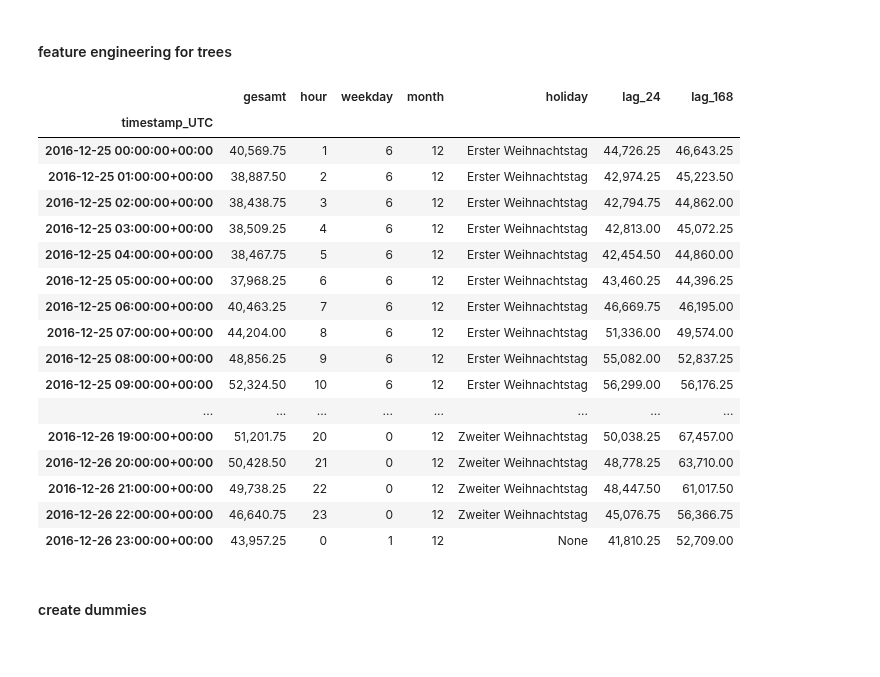
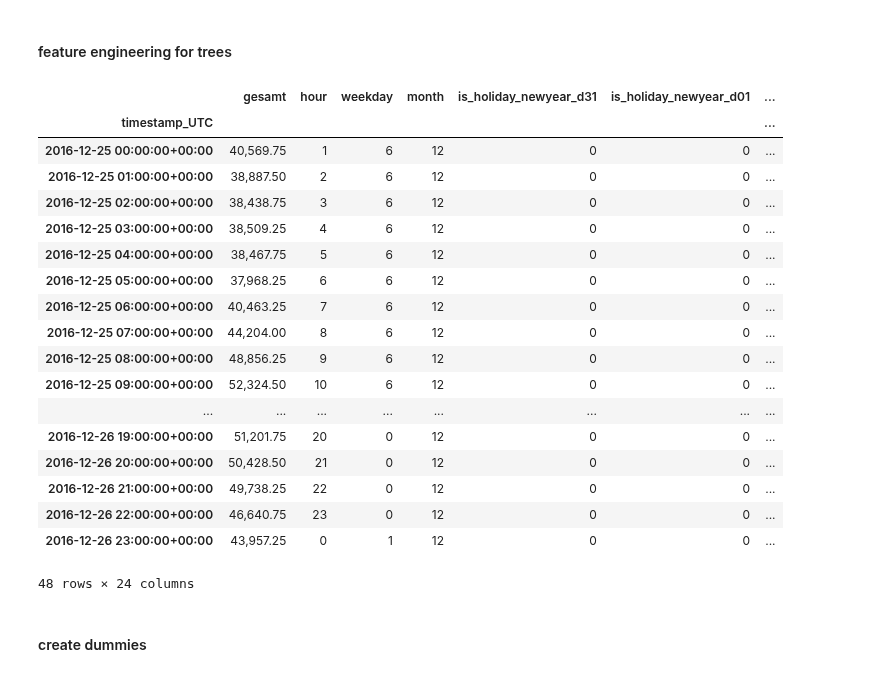
Before and after one commit to hikotei/2023_11-PTSFC, a Jupyter notebook: Energy/2023_12_21 lin reg dummy, xgboost, lightgbm.ipynb, the cells around one changed output. Drawn from its saved outputs; the diff is of its cells as text; code cells hidden in the pictures.

```diff
--- a/Energy/2023_12_21 lin reg dummy, xgboost, lightgbm.ipynb
+++ b/Energy/2023_12_21 lin reg dummy, xgboost, lightgbm.ipynb
@@ -207,26 +203,27 @@ def features_for_tree(df, holiday_method='simple', lags=None):
 
     return df_out
 # %%
-features_for_tree(df_energy, lags=[24, 7*24]).loc["2016-12-25 00:00:00":"2016-12-26 23:00:00"]
+features_for_tree(df_energy, holiday_method='separate', lags=[24, 7*24]).loc["2016-12-25 00:00:00":"2016-12-26 23:00:00"]
 # %% [output]
-|  | gesamt | hour | weekday | month | holiday | lag_24 | lag_168 |
-| timestamp_UTC |  |  |  |  |  |  |  |
-| 2016-12-25 00:00:00+00:00 | 40,569.75 | 1 | 6 | 12 | Erster Weihnachtstag | 44,726.25 | 46,643.25 |
-| 2016-12-25 01:00:00+00:00 | 38,887.50 | 2 | 6 | 12 | Erster Weihnachtstag | 42,974.25 | 45,223.50 |
-| 2016-12-25 02:00:00+00:00 | 38,438.75 | 3 | 6 | 12 | Erster Weihnachtstag | 42,794.75 | 44,862.00 |
-| 2016-12-25 03:00:00+00:00 | 38,509.25 | 4 | 6 | 12 | Erster Weihnachtstag | 42,813.00 | 45,072.25 |
-| 2016-12-25 04:00:00+00:00 | 38,467.75 | 5 | 6 | 12 | Erster Weihnachtstag | 42,454.50 | 44,860.00 |
-| 2016-12-25 05:00:00+00:00 | 37,968.25 | 6 | 6 | 12 | Erster Weihnachtstag | 43,460.25 | 44,396.25 |
-| 2016-12-25 06:00:00+00:00 | 40,463.25 | 7 | 6 | 12 | Erster Weihnachtstag | 46,669.75 | 46,195.00 |
-| 2016-12-25 07:00:00+00:00 | 44,204.00 | 8 | 6 | 12 | Erster Weihnachtstag | 51,336.00 | 49,574.00 |
-| 2016-12-25 08:00:00+00:00 | 48,856.25 | 9 | 6 | 12 | Erster Weihnachtstag | 55,082.00 | 52,837.25 |
-| 2016-12-25 09:00:00+00:00 | 52,324.50 | 10 | 6 | 12 | Erster Weihnachtstag | 56,299.00 | 56,176.25 |
+|  | gesamt | hour | weekday | month | is_holiday_newyear_d31 | is_holiday_newyear_d01 | ... |
+| timestamp_UTC |  |  |  |  |  |  | ... |
+| 2016-12-25 00:00:00+00:00 | 40,569.75 | 1 | 6 | 12 | 0 | 0 | ... |
+| 2016-12-25 01:00:00+00:00 | 38,887.50 | 2 | 6 | 12 | 0 | 0 | ... |
+| 2016-12-25 02:00:00+00:00 | 38,438.75 | 3 | 6 | 12 | 0 | 0 | ... |
+| 2016-12-25 03:00:00+00:00 | 38,509.25 | 4 | 6 | 12 | 0 | 0 | ... |
+| 2016-12-25 04:00:00+00:00 | 38,467.75 | 5 | 6 | 12 | 0 | 0 | ... |
+| 2016-12-25 05:00:00+00:00 | 37,968.25 | 6 | 6 | 12 | 0 | 0 | ... |
+| 2016-12-25 06:00:00+00:00 | 40,463.25 | 7 | 6 | 12 | 0 | 0 | ... |
+| 2016-12-25 07:00:00+00:00 | 44,204.00 | 8 | 6 | 12 | 0 | 0 | ... |
+| 2016-12-25 08:00:00+00:00 | 48,856.25 | 9 | 6 | 12 | 0 | 0 | ... |
+| 2016-12-25 09:00:00+00:00 | 52,324.50 | 10 | 6 | 12 | 0 | 0 | ... |
 | ... | ... | ... | ... | ... | ... | ... | ... |
-| 2016-12-26 19:00:00+00:00 | 51,201.75 | 20 | 0 | 12 | Zweiter Weihnachtstag | 50,038.25 | 67,457.00 |
-| 2016-12-26 20:00:00+00:00 | 50,428.50 | 21 | 0 | 12 | Zweiter Weihnachtstag | 48,778.25 | 63,710.00 |
-| 2016-12-26 21:00:00+00:00 | 49,738.25 | 22 | 0 | 12 | Zweiter Weihnachtstag | 48,447.50 | 61,017.50 |
-| 2016-12-26 22:00:00+00:00 | 46,640.75 | 23 | 0 | 12 | Zweiter Weihnachtstag | 45,076.75 | 56,366.75 |
-| 2016-12-26 23:00:00+00:00 | 43,957.25 | 0 | 1 | 12 | None | 41,810.25 | 52,709.00 |
+| 2016-12-26 19:00:00+00:00 | 51,201.75 | 20 | 0 | 12 | 0 | 0 | ... |
+| 2016-12-26 20:00:00+00:00 | 50,428.50 | 21 | 0 | 12 | 0 | 0 | ... |
+| 2016-12-26 21:00:00+00:00 | 49,738.25 | 22 | 0 | 12 | 0 | 0 | ... |
+| 2016-12-26 22:00:00+00:00 | 46,640.75 | 23 | 0 | 12 | 0 | 0 | ... |
+| 2016-12-26 23:00:00+00:00 | 43,957.25 | 0 | 1 | 12 | 0 | 0 | ... |
+48 rows × 24 columns
 # %% [markdown]
 #### create dummies
 # %%
```
Also changed, not shown: parts of 5 cells of this notebook, 2 other files.
